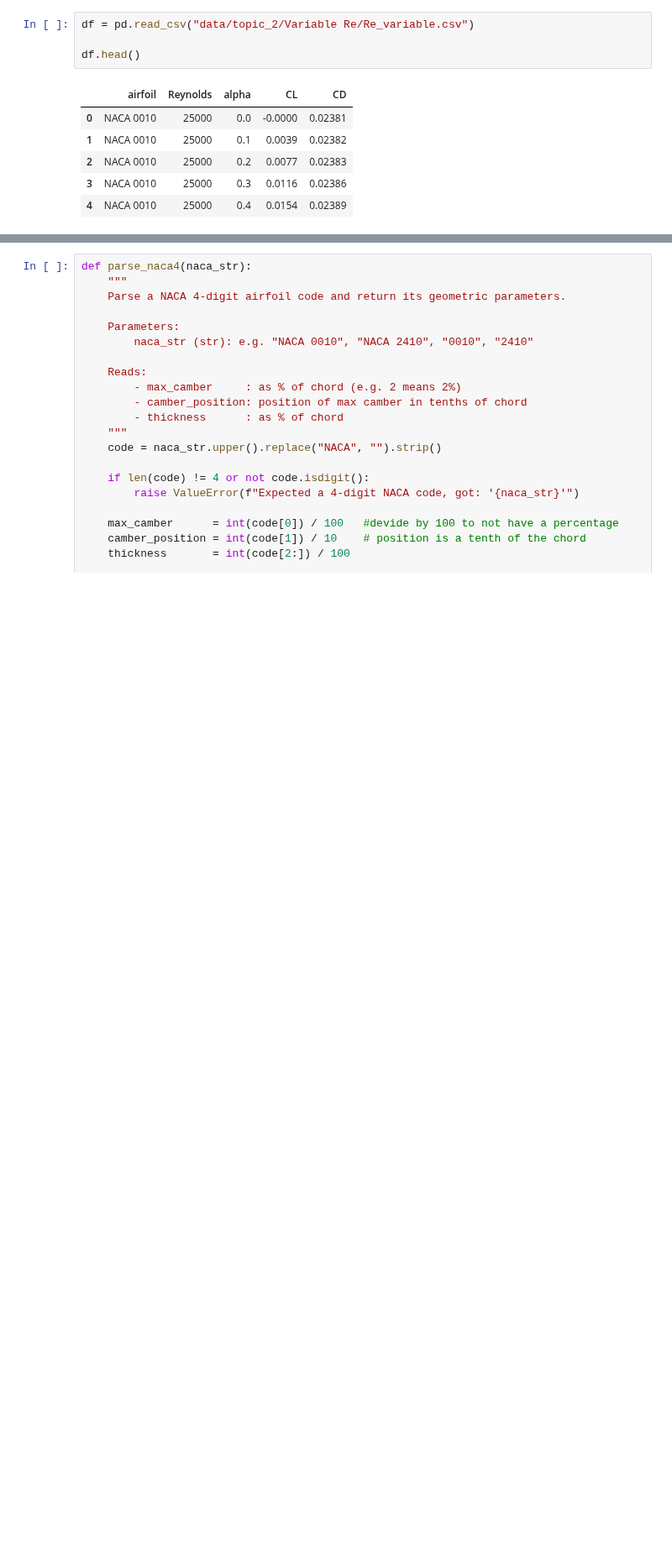
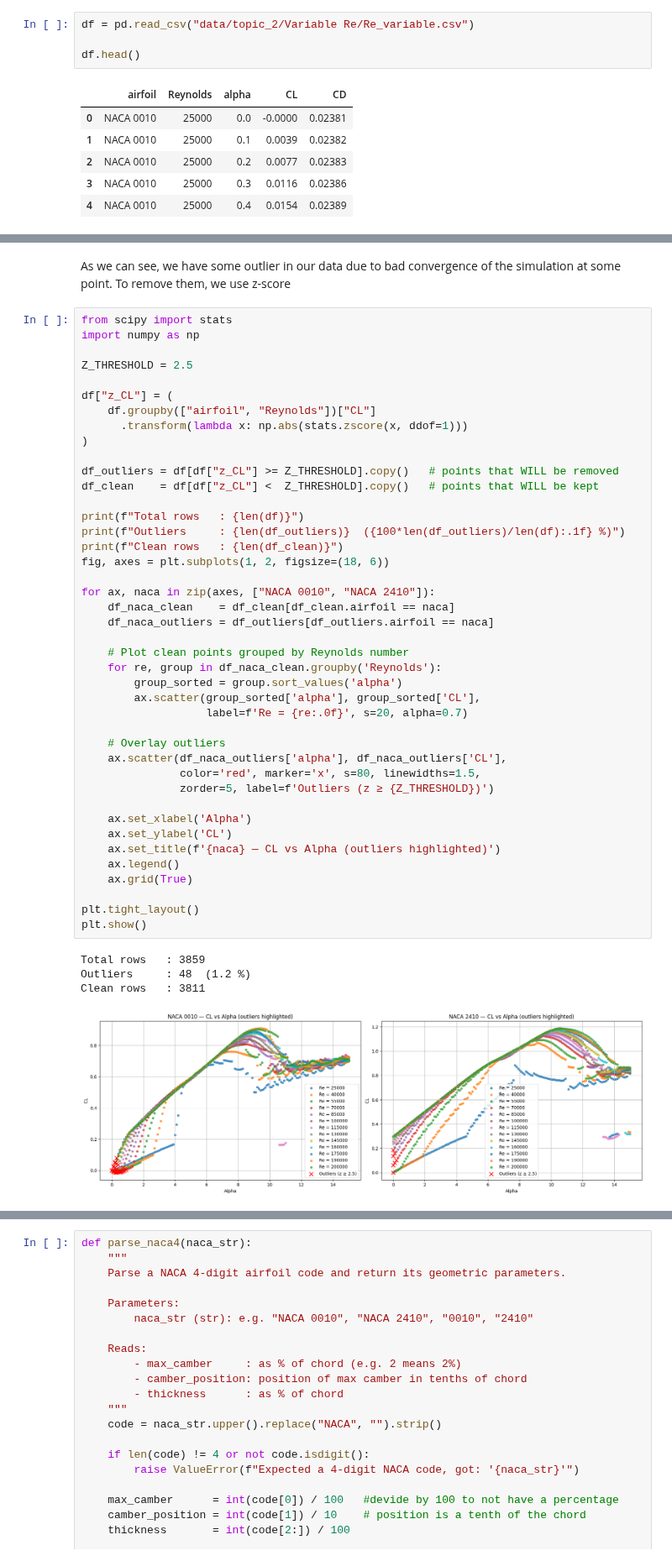
Before and after one commit to miirage-exe/data-driven-engineering, a Jupyter notebook: topic_2_pca.ipynb, the cells around one changed output, grey strips where cells are left out. Shown at 84% size. Cells and saved outputs as stored; diff of their text form; blank space fills up the shorter version.

Commit message:
Code with not working z-score

```diff
--- a/topic_2_pca.ipynb
+++ b/topic_2_pca.ipynb
@@ -82,0 +91,49 @@ plt.show()
+# %% [markdown]
+As we can see, we have some outlier in our data due to bad convergence of the simulation at some point. To remove them, we use z-score
+# %%
+from scipy import stats
+import numpy as np
+
+Z_THRESHOLD = 2.5
+
+df["z_CL"] = (
+    df.groupby(["airfoil", "Reynolds"])["CL"]
+      .transform(lambda x: np.abs(stats.zscore(x, ddof=1)))
+)
+
+df_outliers = df[df["z_CL"] >= Z_THRESHOLD].copy()   # points that WILL be removed
+df_clean    = df[df["z_CL"] <  Z_THRESHOLD].copy()   # points that WILL be kept
+
+print(f"Total rows   : {len(df)}")
+print(f"Outliers     : {len(df_outliers)}  ({100*len(df_outliers)/len(df):.1f} %)")
+print(f"Clean rows   : {len(df_clean)}")
+fig, axes = plt.subplots(1, 2, figsize=(18, 6))
+
+for ax, naca in zip(axes, ["NACA 0010", "NACA 2410"]):
+    df_naca_clean    = df_clean[df_clean.airfoil == naca]
+    df_naca_outliers = df_outliers[df_outliers.airfoil == naca]
+
+    # Plot clean points grouped by Reynolds number
+    for re, group in df_naca_clean.groupby('Reynolds'):
+        group_sorted = group.sort_values('alpha')
+        ax.scatter(group_sorted['alpha'], group_sorted['CL'],
+                   label=f'Re = {re:.0f}', s=20, alpha=0.7)
+
+    # Overlay outliers
+    ax.scatter(df_naca_outliers['alpha'], df_naca_outliers['CL'],
+               color='red', marker='x', s=80, linewidths=1.5,
+               zorder=5, label=f'Outliers (z ≥ {Z_THRESHOLD})')
+
+    ax.set_xlabel('Alpha')
+    ax.set_ylabel('CL')
+    ax.set_title(f'{naca} — CL vs Alpha (outliers highlighted)')
+    ax.legend()
+    ax.grid(True)
+
+plt.tight_layout()
+plt.show()
+# %% [output]
+Total rows   : 3859
+Outliers     : 48  (1.2 %)
+Clean rows   : 3811
+[figure, added]
```
Also changed, not shown: parts of 10 cells of this notebook.
